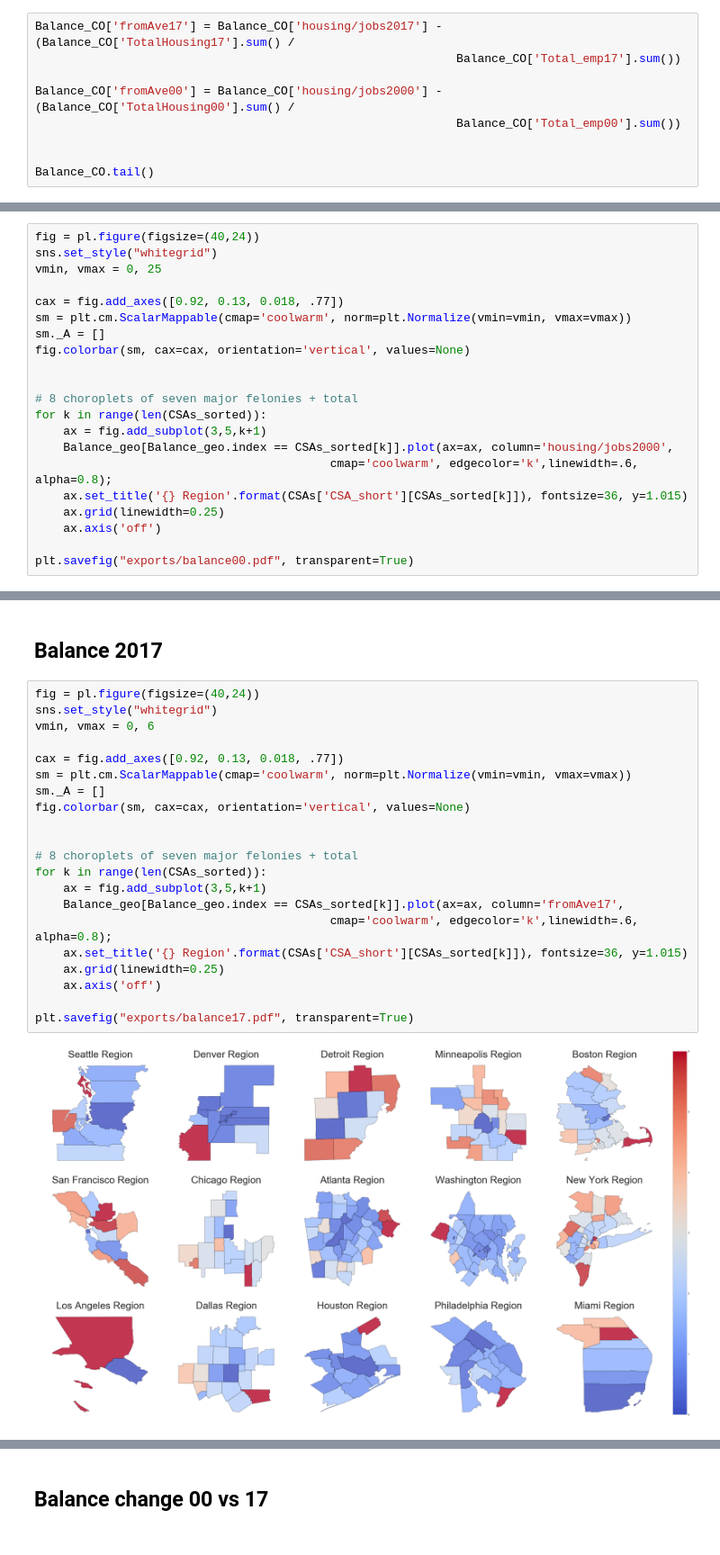
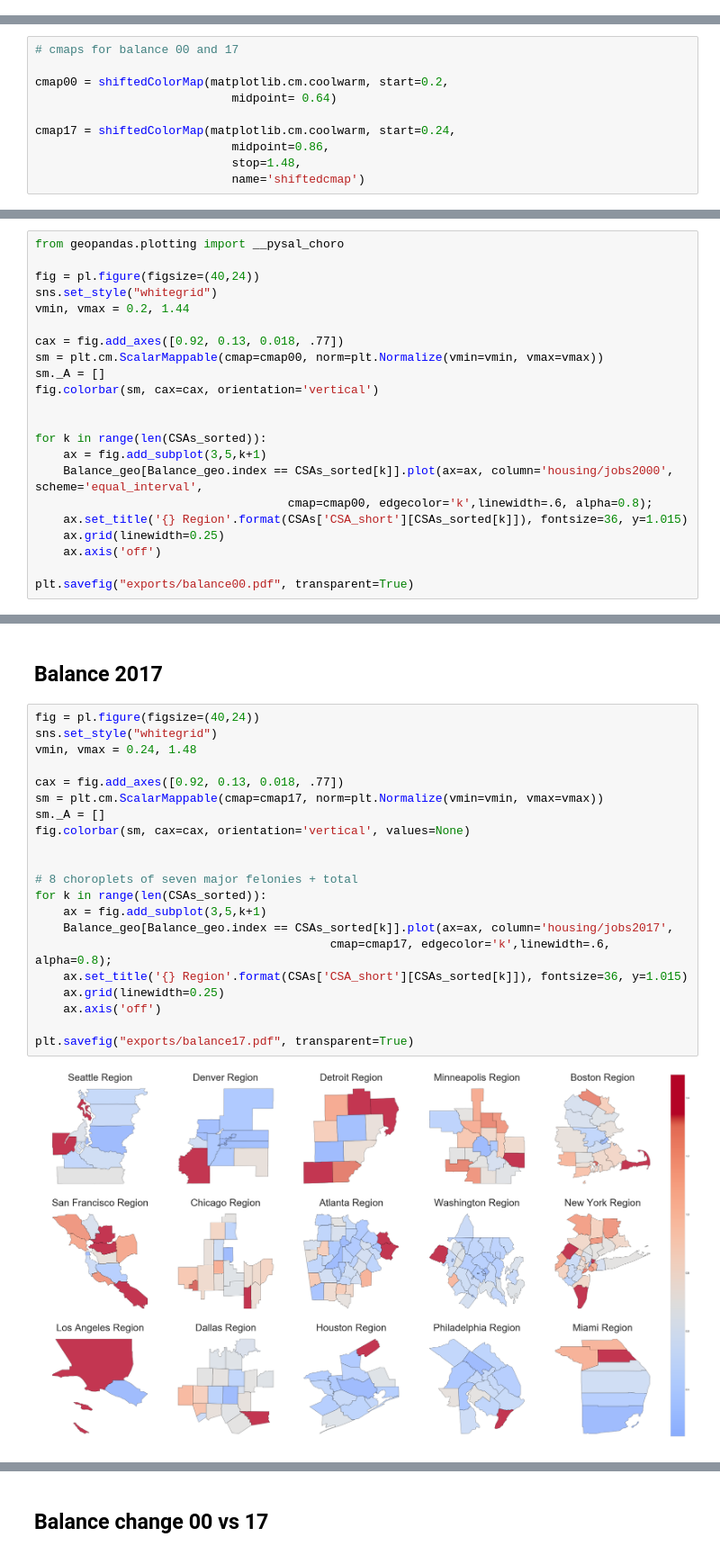
Before and after one commit to NYCPlanning/rp-USmetros_comparison, a Jupyter notebook: 4.1-Pop_Hou_Jobs_balance.ipynb, the cells around one changed output, grey strips where cells are left out. Shown at 90% size. Saved outputs shown, nothing was run; the diff lists cells and outputs as text.

Commit message:
update 08.01 housing/jobs

```diff
--- a/4.1-Pop_Hou_Jobs_balance.ipynb
+++ b/4.1-Pop_Hou_Jobs_balance.ipynb
@@ -531,12 +531,3 @@ print("Housing/Jobs Balance 2017 for all counties: {:.2f}".format(
 # %% [output]
 Housing/Jobs Balance 2000 for all counties: 0.82
 Housing/Jobs Balance 2017 for all counties: 0.86
-# %%
-Balance_CO['fromAve17'] = Balance_CO['housing/jobs2017'] - (Balance_CO['TotalHousing17'].sum() /
-                                                            Balance_CO['Total_emp17'].sum())
-
-Balance_CO['fromAve00'] = Balance_CO['housing/jobs2000'] - (Balance_CO['TotalHousing00'].sum() /
-                                                            Balance_CO['Total_emp00'].sum())
-
-
-Balance_CO.tail()
@@ -685,21 +750,32 @@ Balance_geo.iloc[:,-4:-2].describe()[3:]
+# %%
+# cmaps for balance 00 and 17
+
+cmap00 = shiftedColorMap(matplotlib.cm.coolwarm, start=0.2,
+                            midpoint= 0.64)
+
+cmap17 = shiftedColorMap(matplotlib.cm.coolwarm, start=0.24,
+                            midpoint=0.86,
+                            stop=1.48,
+                            name='shiftedcmap')
 # %% [markdown]
 ## Balance 2000
 # %%
+from geopandas.plotting import __pysal_choro
+
 fig = pl.figure(figsize=(40,24))
 sns.set_style("whitegrid")
-vmin, vmax = 0, 25
+vmin, vmax = 0.2, 1.44
 
 cax = fig.add_axes([0.92, 0.13, 0.018, .77])
-sm = plt.cm.ScalarMappable(cmap='coolwarm', norm=plt.Normalize(vmin=vmin, vmax=vmax))
+sm = plt.cm.ScalarMappable(cmap=cmap00, norm=plt.Normalize(vmin=vmin, vmax=vmax))
 sm._A = []
-fig.colorbar(sm, cax=cax, orientation='vertical', values=None)
+fig.colorbar(sm, cax=cax, orientation='vertical')
 
 
-# 8 choroplets of seven major felonies + total
 for k in range(len(CSAs_sorted)):
     ax = fig.add_subplot(3,5,k+1)
-    Balance_geo[Balance_geo.index == CSAs_sorted[k]].plot(ax=ax, column='housing/jobs2000',
-                                          cmap='coolwarm', edgecolor='k',linewidth=.6, alpha=0.8);
+    Balance_geo[Balance_geo.index == CSAs_sorted[k]].plot(ax=ax, column='housing/jobs2000', scheme='equal_interval',
+                                    cmap=cmap00, edgecolor='k',linewidth=.6, alpha=0.8);
     ax.set_title('{} Region'.format(CSAs['CSA_short'][CSAs_sorted[k]]), fontsize=36, y=1.015)
     ax.grid(linewidth=0.25)
     ax.axis('off')
@@ -712,23 +788,23 @@ plt.savefig("exports/balance00.pdf", transparent=True)
 # %%
 fig = pl.figure(figsize=(40,24))
 sns.set_style("whitegrid")
-vmin, vmax = 0, 6
+vmin, vmax = 0.24, 1.48
 
 cax = fig.add_axes([0.92, 0.13, 0.018, .77])
-sm = plt.cm.ScalarMappable(cmap='coolwarm', norm=plt.Normalize(vmin=vmin, vmax=vmax))
+sm = plt.cm.ScalarMappable(cmap=cmap17, norm=plt.Normalize(vmin=vmin, vmax=vmax))
 sm._A = []
 fig.colorbar(sm, cax=cax, orientation='vertical', values=None)
 
 
 # 8 choroplets of seven major felonies + total
 for k in range(len(CSAs_sorted)):
     ax = fig.add_subplot(3,5,k+1)
-    Balance_geo[Balance_geo.index == CSAs_sorted[k]].plot(ax=ax, column='fromAve17',
-                                          cmap='coolwarm', edgecolor='k',linewidth=.6, alpha=0.8);
+    Balance_geo[Balance_geo.index == CSAs_sorted[k]].plot(ax=ax, column='housing/jobs2017',
+                                          cmap=cmap17, edgecolor='k',linewidth=.6, alpha=0.8);
     ax.set_title('{} Region'.format(CSAs['CSA_short'][CSAs_sorted[k]]), fontsize=36, y=1.015)
     ax.grid(linewidth=0.25)
     ax.axis('off')
 
 plt.savefig("exports/balance17.pdf", transparent=True)
 # %% [output]
-[figure, old version]
+[figure, new version]
```
Also changed, not shown: parts of 13 cells of this notebook, 6 other files.
